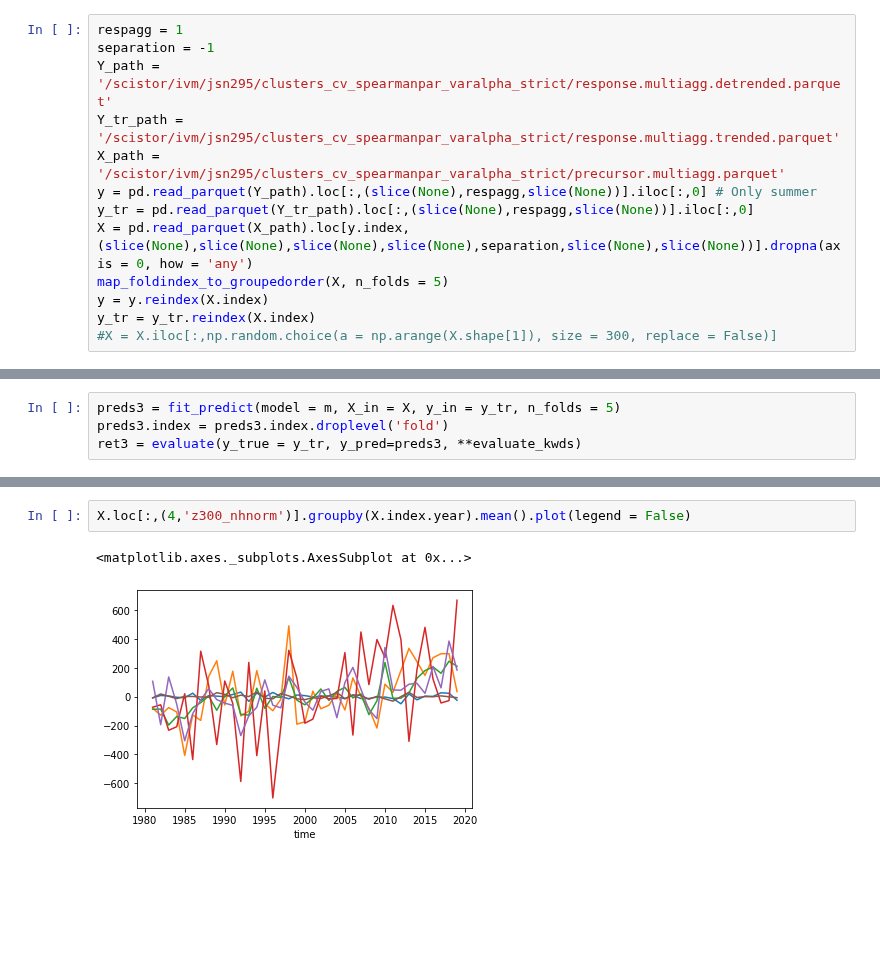
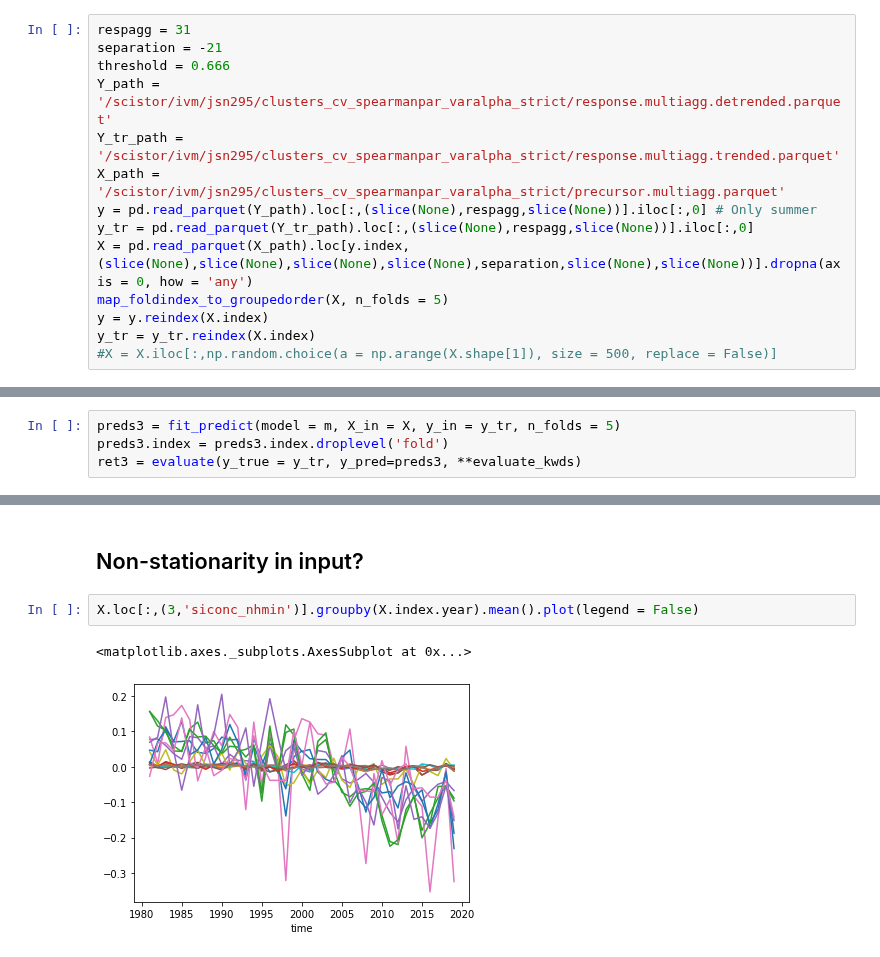
Before and after one commit to chiemvs/Weave, a Jupyter notebook: notebooks/Classifier_skills.ipynb, the cells around one changed output, grey strips where cells are left out. Saved outputs shown, nothing was run; the diff lists cells and outputs as text; blank space fills up the shorter version.

```diff
--- a/notebooks/Classifier_skills.ipynb
+++ b/notebooks/Classifier_skills.ipynb
@@ -226,6 +228,7 @@ from statsmodels.nonparametric.smoothers_lowess import lowess
 # %%
-respagg = 1
-separation = -1
+respagg = 31
+separation = -21
+threshold = 0.666
 Y_path = '/scistor/ivm/jsn295/clusters_cv_spearmanpar_varalpha_strict/response.multiagg.detrended.parquet'
 Y_tr_path = '/scistor/ivm/jsn295/clusters_cv_spearmanpar_varalpha_strict/response.multiagg.trended.parquet'
 X_path = '/scistor/ivm/jsn295/clusters_cv_spearmanpar_varalpha_strict/precursor.multiagg.parquet'
@@ -235,7 +238,7 @@ X = pd.read_parquet(X_path).loc[y.index, (slice(None),slice(None),slice(None),sl
 map_foldindex_to_groupedorder(X, n_folds = 5)
 y = y.reindex(X.index)
 y_tr = y_tr.reindex(X.index)
-#X = X.iloc[:,np.random.choice(a = np.arange(X.shape[1]), size = 300, replace = False)]
+#X = X.iloc[:,np.random.choice(a = np.arange(X.shape[1]), size = 500, replace = False)]
 # %%
 y_tr.plot()
 # %% [output]
@@ -317,5 +441,7 @@ y_tr.groupby(y_tr.index.year).mean().plot()
+# %% [markdown]
+## Non-stationarity in input?
 # %%
-X.loc[:,(4,'z300_nhnorm')].groupby(X.index.year).mean().plot(legend = False)
+X.loc[:,(3,'siconc_nhmin')].groupby(X.index.year).mean().plot(legend = False)
 # %% [output]
 <matplotlib.axes._subplots.AxesSubplot at 0x...>
-[figure, old version]
+[figure, new version]
```
Also changed, not shown: parts of 43 cells of this notebook.
